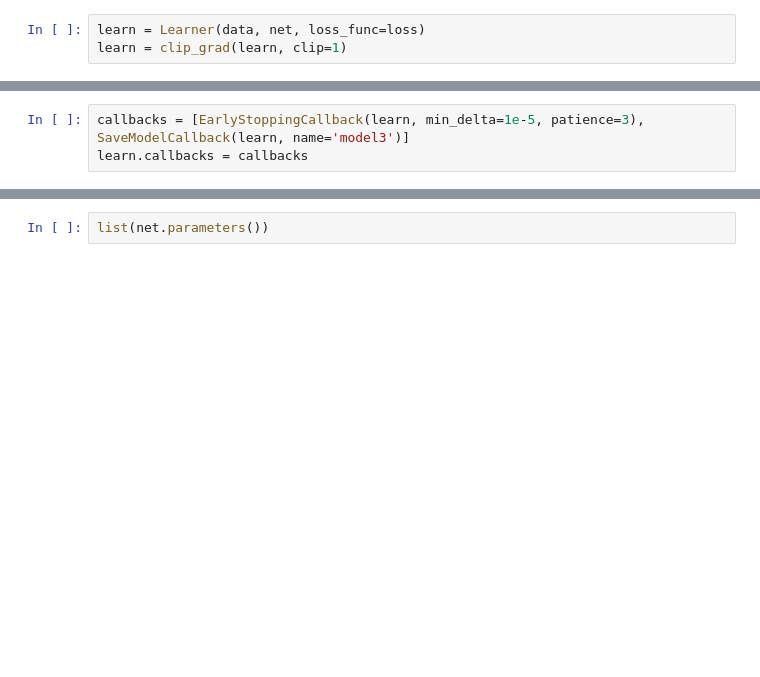
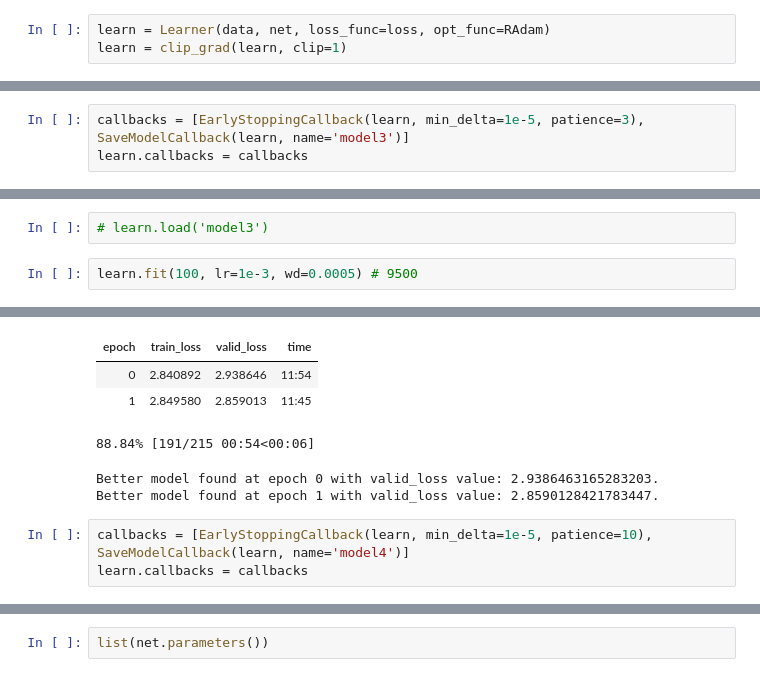
Before and after one commit to lanhhv84/FastAI-SSD, a Jupyter notebook: ssd_mobilenet.ipynb, the cells around one changed output, grey strips where cells are left out. Cells and saved outputs as stored; diff of their text form; blank space fills up the shorter version.

Commit message:
add radam optimizer

```diff
--- a/ssd_mobilenet.ipynb
+++ b/ssd_mobilenet.ipynb
@@ -248,7 +250,7 @@ ssd_loss = partial(ssd_loss, device=device, im_size=IMAGE_SIZE, eps=eps)
 # %%
 loss = partial(ssd_loss, n_classes=N_CLASSES, smoothl1=nn.SmoothL1Loss(reduction='sum'), cre=nn.CrossEntropyLoss(reduction='sum'))
 # %%
-learn = Learner(data, net, loss_func=loss)
+learn = Learner(data, net, loss_func=loss, opt_func=RAdam)
 learn = clip_grad(learn, clip=1)
 # %%
 # for _ in range(100):
@@ -286,0 +285,5 @@ LR Finder is complete, type {learner_name}.recorder.plot() to see the graph.
+# %%
+# learn.load('model3')
+# %%
+learn.fit(100, lr=1e-3, wd=0.0005) # 9500
+# %% [output]
@@ -287,2 +291,11 @@ LR Finder is complete, type {learner_name}.recorder.plot() to see the graph.
+| epoch | train_loss | valid_loss | time |
+| 0 | 2.840892 | 2.938646 | 11:54 |
+| 1 | 2.849580 | 2.859013 | 11:45 |
+88.84% [191/215 00:54<00:06]
+Better model found at epoch 0 with valid_loss value: 2.9386463165283203.
+Better model found at epoch 1 with valid_loss value: 2.8590128421783447.
+# %%
+callbacks = [EarlyStoppingCallback(learn, min_delta=1e-5, patience=10), SaveModelCallback(learn, name='model4')]
+learn.callbacks = callbacks
 # %%
 learn.fit(100, lr=1e-3, wd=0.0005) # 9500
```
Also changed, not shown: parts of 9 cells of this notebook, 2 other files.
